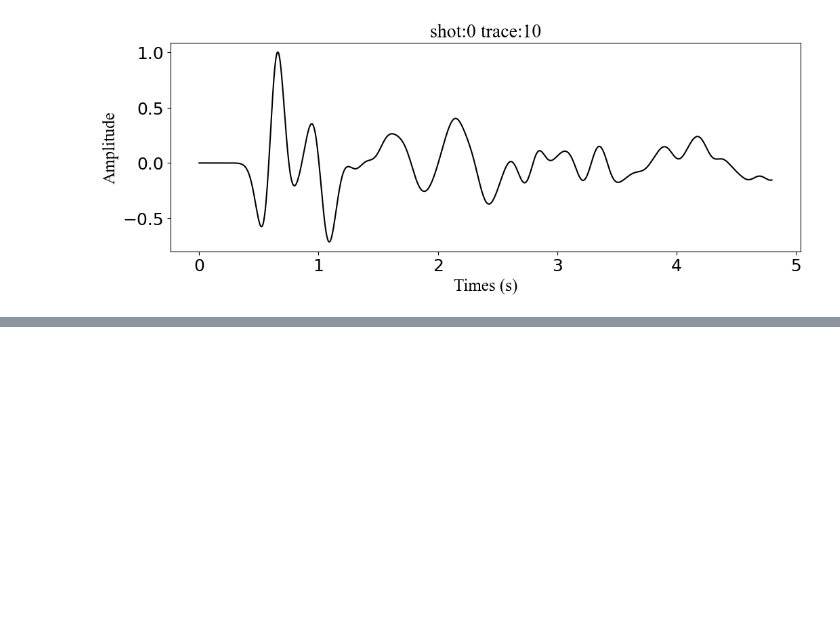
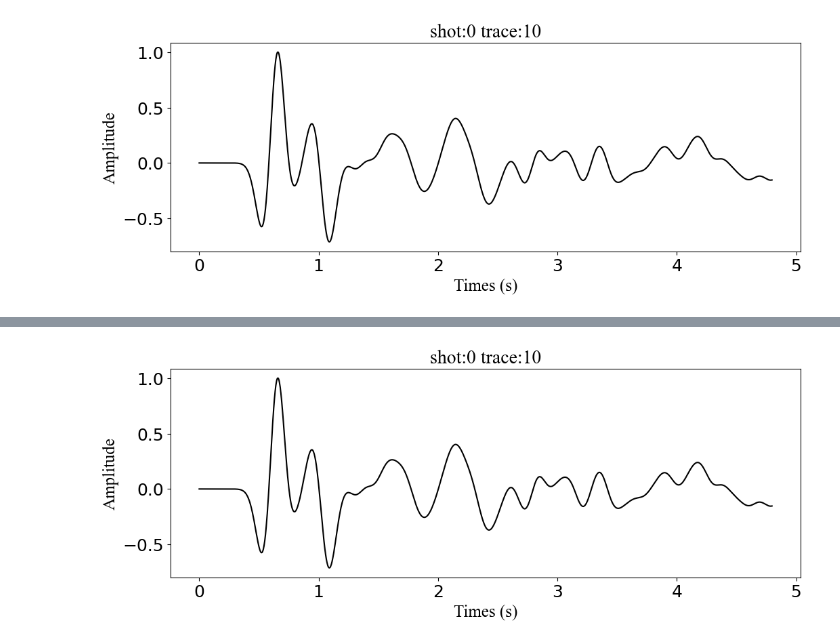
Before and after one commit to liufeng2317/ADFWI, a Jupyter notebook: examples/elastic/Iso-elatic-Marmousi2/01_forward.ipynb, the cells around one changed output, grey strips where cells are left out. Drawn from its saved outputs; the diff is of its cells as text; code cells hidden in the pictures; blank space fills up the shorter version.

```diff
--- a/examples/elastic/Iso-elatic-Marmousi2/01_forward.ipynb
+++ b/examples/elastic/Iso-elatic-Marmousi2/01_forward.ipynb
@@ -227,0 +238,10 @@ d_obs.plot_waveform_trace(
+# %%
+# Plot the waveform trace for a specific shot and trace index
+d_obs.plot_waveform_trace(
+    i_shot=0,  # Index of the shot to plot (first shot)
+    i_trace=10,  # Index of the trace to plot (10th trace)
+    acoustic_or_elastic='elastic',
+    normalize=True  # Normalize the waveform for better visualization
+)
+# %% [output]
+[figure, added]
```
Also changed, not shown: parts of 2 cells of this notebook, 57 other files.
